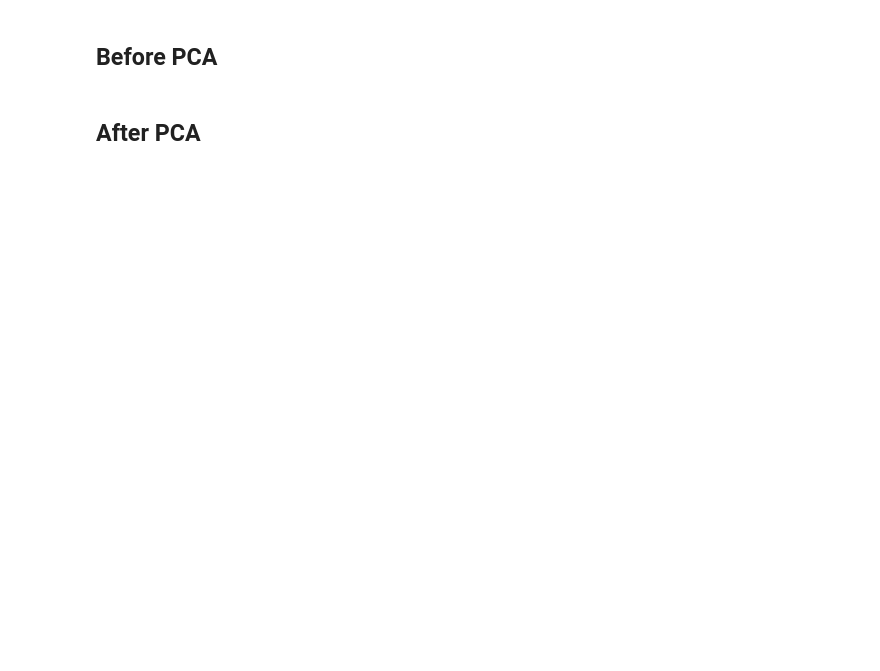
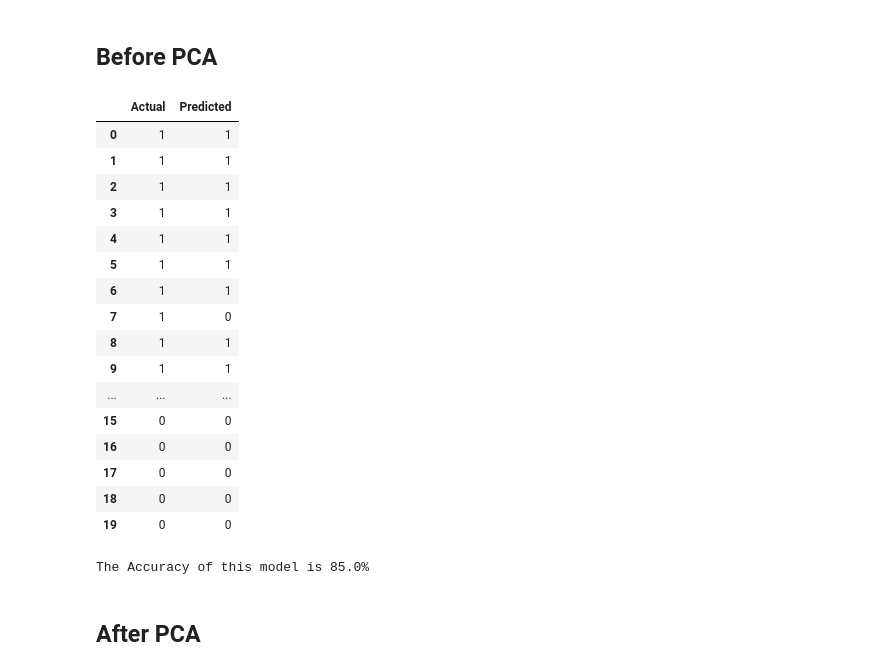
Before and after one commit to Vishnuteja-Surla/Pattern-Recognition-and-Machine-Learning, a Jupyter notebook: Lab-8/CS21B2037_Question-1.ipynb, the cells around one changed output. Drawn from its saved outputs; the diff is of its cells as text; code cells hidden in the pictures; blank space fills up the shorter version.

```diff
--- a/Lab-8/CS21B2037_Question-1.ipynb
+++ b/Lab-8/CS21B2037_Question-1.ipynb
@@ -153,0 +205,5 @@ print(y_test)
+# %%
+from sklearn.preprocessing import LabelEncoder
+le = LabelEncoder()
+y_train = le.fit_transform(y_train)
+y_test = le.fit_transform(y_test)
@@ -154,5 +234,37 @@ print(y_test)
 # %% [markdown]
 ## Before PCA
+# %%
+bc = BayesClassifier()
+bc.fit(X_train, y_train)
+# %%
+y_pred_before = bc.predict(X_test)
+# %%
+final_df_before = pd.DataFrame({"Actual": y_test, "Predicted": y_pred_before})
+final_df_before
+# %% [output]
+|  | Actual | Predicted |
+| 0 | 1 | 1 |
+| 1 | 1 | 1 |
+| 2 | 1 | 1 |
+| 3 | 1 | 1 |
+| 4 | 1 | 1 |
+| 5 | 1 | 1 |
+| 6 | 1 | 1 |
+| 7 | 1 | 0 |
+| 8 | 1 | 1 |
+| 9 | 1 | 1 |
+| ... | ... | ... |
+| 15 | 0 | 0 |
+| 16 | 0 | 0 |
+| 17 | 0 | 0 |
+| 18 | 0 | 0 |
+| 19 | 0 | 0 |
+# %%
+from sklearn.metrics import accuracy_score
+accuracy = accuracy_score(y_test, y_pred_before)
+print(f"The Accuracy of this model is {accuracy*100}%")
+# %% [output]
+The Accuracy of this model is 85.0%
 # %% [markdown]
 ## After PCA
 # %%
```
Also changed, not shown: parts of 14 cells of this notebook, 1 other file.
